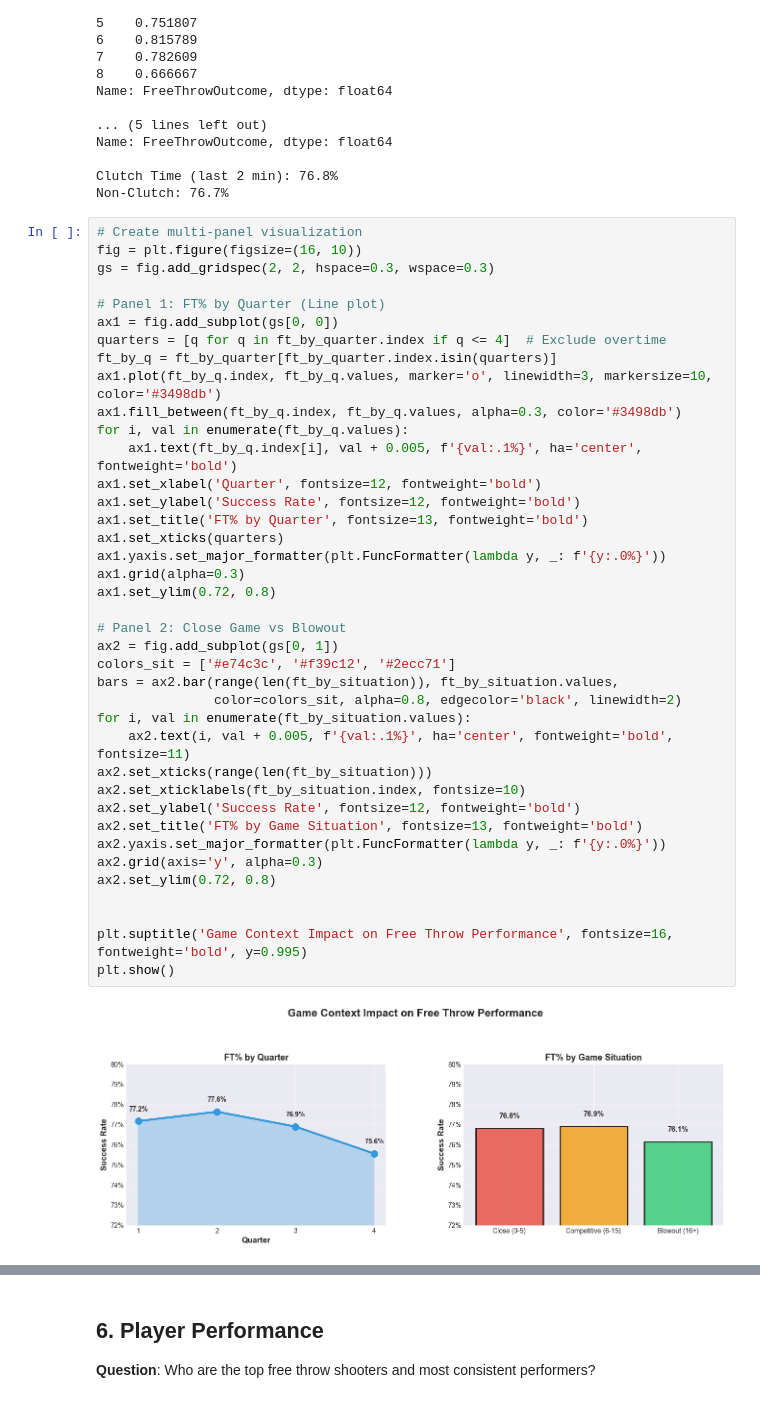
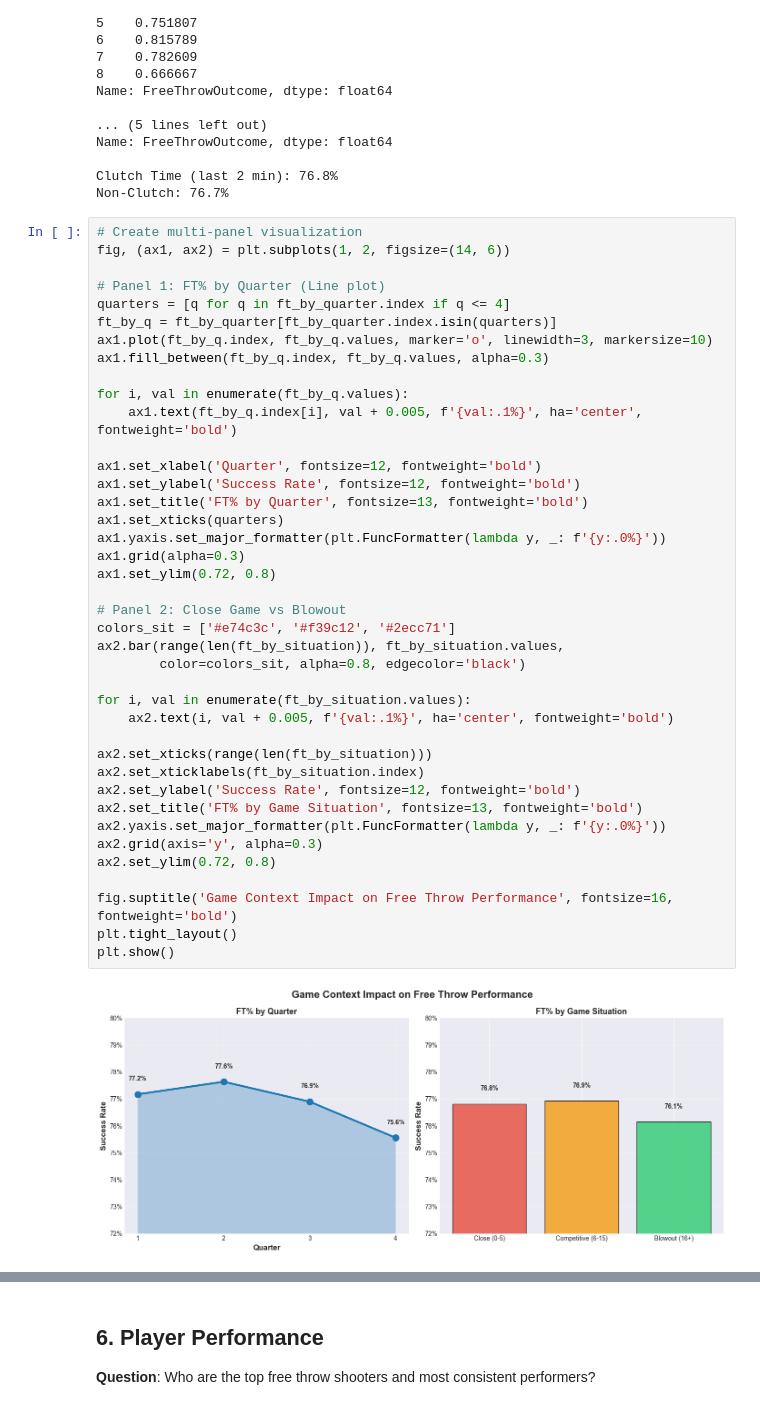
Before and after one commit to Julian16-bit/nba-freethrow-analysis, a Jupyter notebook: analysis.ipynb, the cells around one changed output, grey strips where cells are left out. Cells and saved outputs as stored; diff of their text form.

Commit message:
added findings and simplified charts

```diff
--- a/analysis.ipynb
+++ b/analysis.ipynb
@@ -391,42 +334,43 @@ Clutch Time (last 2 min): 76.8%
 Non-Clutch: 76.7%
 # %%
 # Create multi-panel visualization
-fig = plt.figure(figsize=(16, 10))
-gs = fig.add_gridspec(2, 2, hspace=0.3, wspace=0.3)
+fig, (ax1, ax2) = plt.subplots(1, 2, figsize=(14, 6))
 
 # Panel 1: FT% by Quarter (Line plot)
-ax1 = fig.add_subplot(gs[0, 0])
-quarters = [q for q in ft_by_quarter.index if q <= 4]  # Exclude overtime
+quarters = [q for q in ft_by_quarter.index if q <= 4]
 ft_by_q = ft_by_quarter[ft_by_quarter.index.isin(quarters)]
-ax1.plot(ft_by_q.index, ft_by_q.values, marker='o', linewidth=3, markersize=10, color='#3498db')
-ax1.fill_between(ft_by_q.index, ft_by_q.values, alpha=0.3, color='#3498db')
+ax1.plot(ft_by_q.index, ft_by_q.values, marker='o', linewidth=3, markersize=10)
+ax1.fill_between(ft_by_q.index, ft_by_q.values, alpha=0.3)
+
 for i, val in enumerate(ft_by_q.values):
     ax1.text(ft_by_q.index[i], val + 0.005, f'{val:.1%}', ha='center', fontweight='bold')
+
 ax1.set_xlabel('Quarter', fontsize=12, fontweight='bold')
 ax1.set_ylabel('Success Rate', fontsize=12, fontweight='bold')
 ax1.set_title('FT% by Quarter', fontsize=13, fontweight='bold')
 ax1.set_xticks(quarters)
 ax1.yaxis.set_major_formatter(plt.FuncFormatter(lambda y, _: f'{y:.0%}'))
 ax1.grid(alpha=0.3)
 ax1.set_ylim(0.72, 0.8)
 
 # Panel 2: Close Game vs Blowout
-ax2 = fig.add_subplot(gs[0, 1])
 colors_sit = ['#e74c3c', '#f39c12', '#2ecc71']
-bars = ax2.bar(range(len(ft_by_situation)), ft_by_situation.values,
-               color=colors_sit, alpha=0.8, edgecolor='black', linewidth=2)
+ax2.bar(range(len(ft_by_situation)), ft_by_situation.values,
+        color=colors_sit, alpha=0.8, edgecolor='black')
+
 for i, val in enumerate(ft_by_situation.values):
-    ax2.text(i, val + 0.005, f'{val:.1%}', ha='center', fontweight='bold', fontsize=11)
+    ax2.text(i, val + 0.005, f'{val:.1%}', ha='center', fontweight='bold')
+
 ax2.set_xticks(range(len(ft_by_situation)))
-ax2.set_xticklabels(ft_by_situation.index, fontsize=10)
+ax2.set_xticklabels(ft_by_situation.index)
 ax2.set_ylabel('Success Rate', fontsize=12, fontweight='bold')
 ax2.set_title('FT% by Game Situation', fontsize=13, fontweight='bold')
 ax2.yaxis.set_major_formatter(plt.FuncFormatter(lambda y, _: f'{y:.0%}'))
 ax2.grid(axis='y', alpha=0.3)
 ax2.set_ylim(0.72, 0.8)
 
-
-plt.suptitle('Game Context Impact on Free Throw Performance', fontsize=16, fontweight='bold', y=0.995)
+fig.suptitle('Game Context Impact on Free Throw Performance', fontsize=16, fontweight='bold')
+plt.tight_layout()
 plt.show()
 # %% [output]
-[figure, old version]
+[figure, new version]
```
Also changed, not shown: parts of 11 cells of this notebook.
